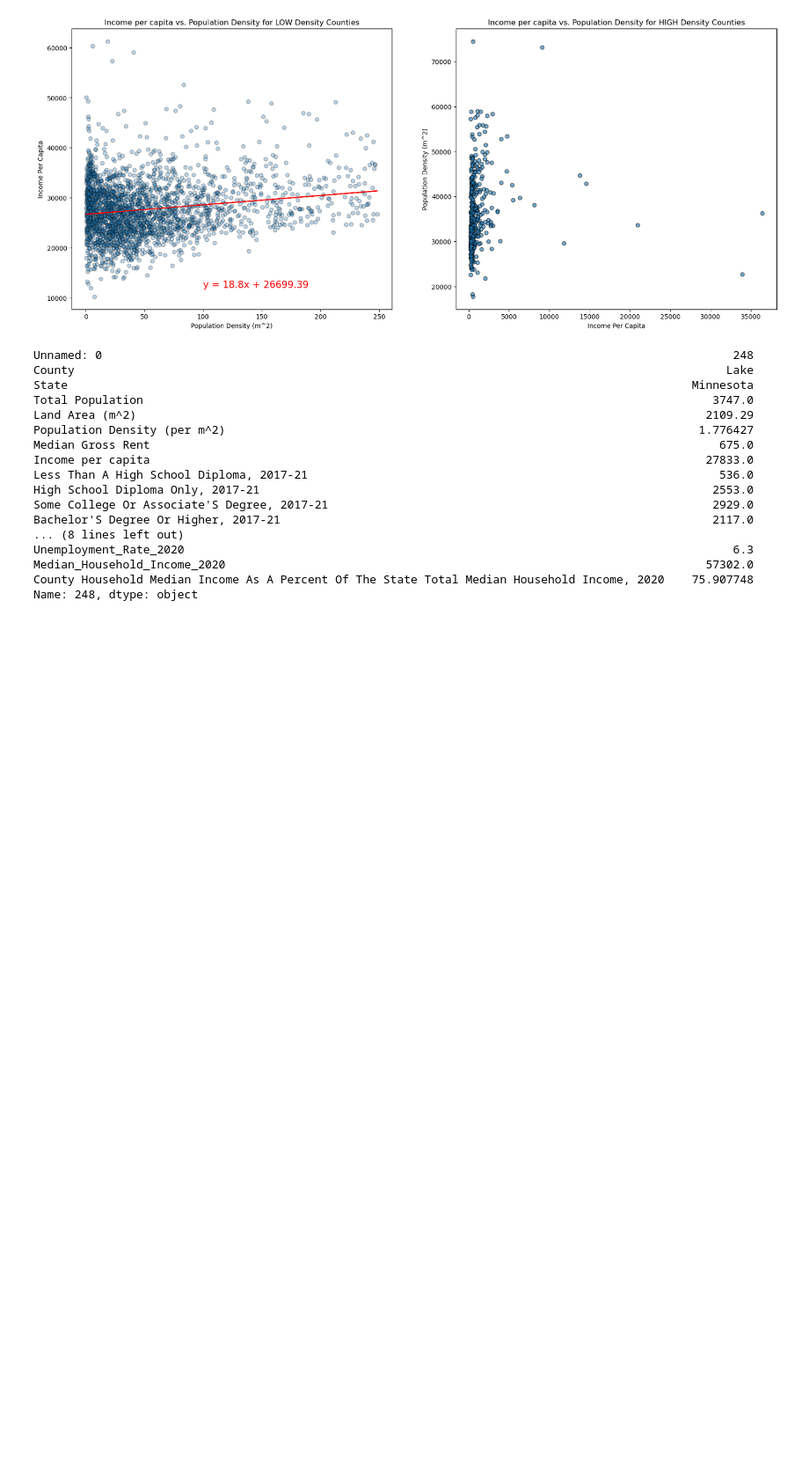
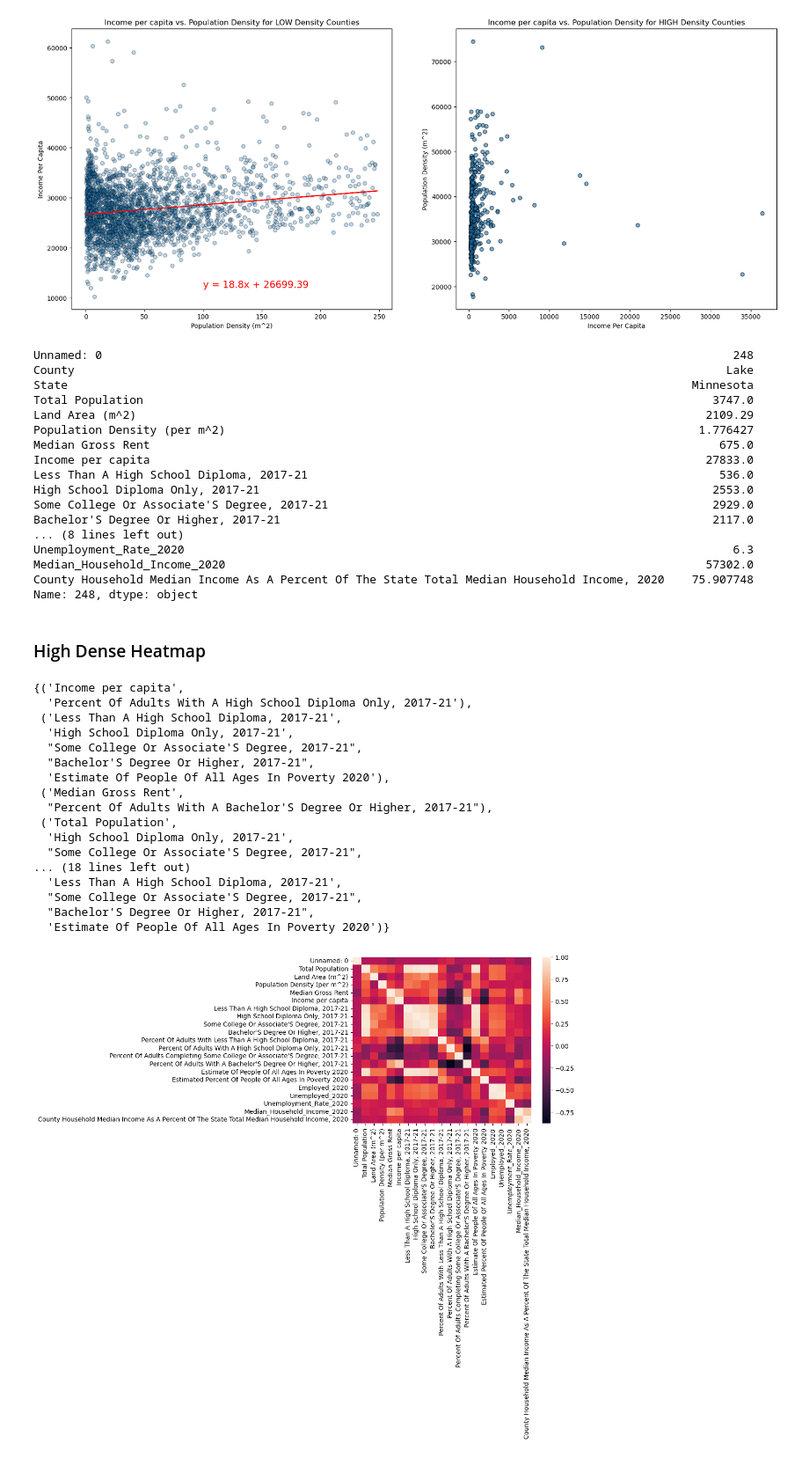
Before and after one commit to Morgen-Henry/Project-1, a Jupyter notebook: eco_health.ipynb, the cells around one changed output. Shown at 88% size. Saved outputs shown, nothing was run; the diff lists cells and outputs as text; code cells hidden in the pictures; blank space fills up the shorter version.

```diff
--- a/eco_health.ipynb
+++ b/eco_health.ipynb
@@ -351,3 +396,38 @@ Unemployment_Rate_2020
 Median_Household_Income_2020                                                                      57302.0
 County Household Median Income As A Percent Of The State Total Median Household Income, 2020    75.907748
 Name: 248, dtype: object
+# %% [markdown]
+### High Dense Heatmap
+# %%
+# variables
+high_corr_test = high_den_df.corr()
+low_corr_test = low_den_df.corr()
+# %%
+high_corr_pairs = (high_corr_test.abs() > 0.7) & (high_corr_test.abs() < 1.0)
+high_corr_vars = set()
+for col in high_corr_pairs:
+    pairs = high_corr_pairs.loc[col][high_corr_pairs.loc[col]].index.tolist()
+    if len(pairs) > 1:
+        high_corr_vars.add(tuple(pairs))
+
+pprint(high_corr_vars)
+cluster = sns.heatmap(high_corr_test)
+# %% [output]
+{('Income per capita',
+  'Percent Of Adults With A High School Diploma Only, 2017-21'),
+ ('Less Than A High School Diploma, 2017-21',
+  'High School Diploma Only, 2017-21',
+  "Some College Or Associate'S Degree, 2017-21",
+  "Bachelor'S Degree Or Higher, 2017-21",
+  'Estimate Of People Of All Ages In Poverty 2020'),
+ ('Median Gross Rent',
+  "Percent Of Adults With A Bachelor'S Degree Or Higher, 2017-21"),
+ ('Total Population',
+  'High School Diploma Only, 2017-21',
+  "Some College Or Associate'S Degree, 2017-21",
+... (18 lines left out)
+  'Less Than A High School Diploma, 2017-21',
+  "Some College Or Associate'S Degree, 2017-21",
+  "Bachelor'S Degree Or Higher, 2017-21",
+  'Estimate Of People Of All Ages In Poverty 2020')}
+[figure, added]
```
Also changed, not shown: parts of 8 cells of this notebook, 3 other files.
